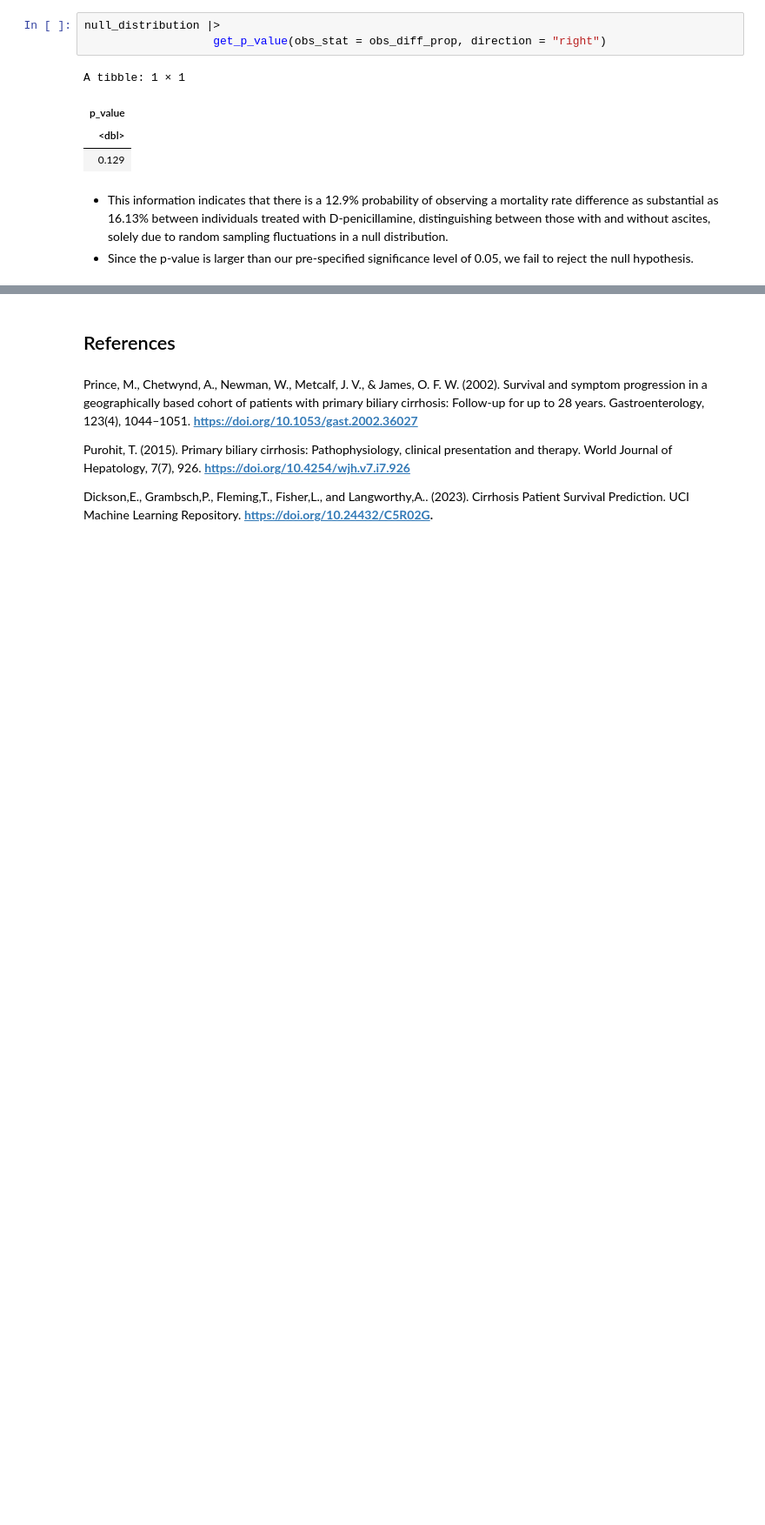
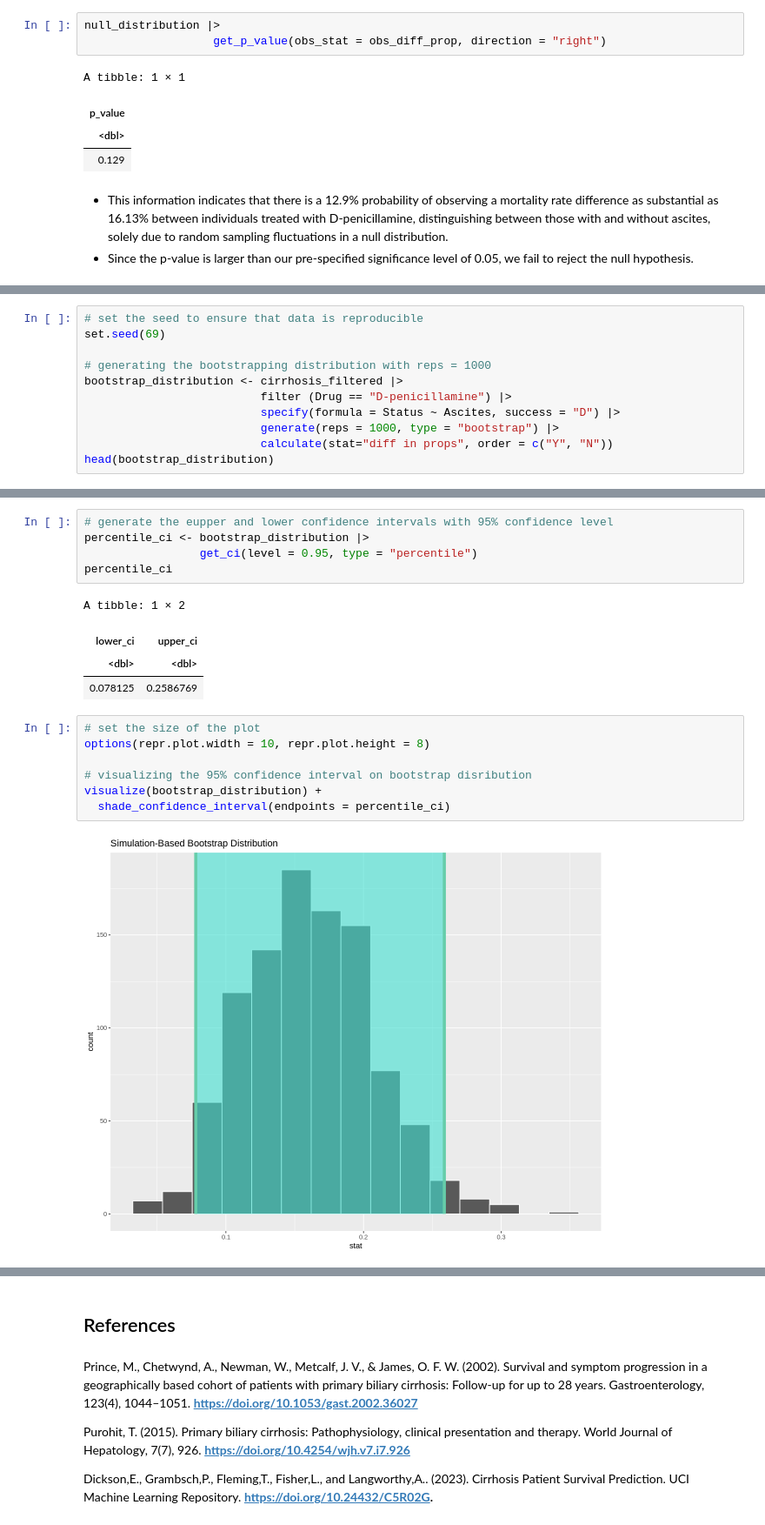
Before and after one commit to Rithika-Nair/STAT-201-Final_Project, a Jupyter notebook: Project-Final-Report.ipynb, the cells around one changed output, grey strips where cells are left out. Shown at 87% size. Cells and saved outputs as stored; diff of their text form; blank space fills up the shorter version.

```diff
--- a/Project-Final-Report.ipynb
+++ b/Project-Final-Report.ipynb
@@ -208,0 +213,11 @@ A tibble: 1 × 1
+# %%
+# set the seed to ensure that data is reproducible
+set.seed(69)
+
+# generating the bootstrapping distribution with reps = 1000
+bootstrap_distribution <- cirrhosis_filtered |>
+                          filter (Drug == "D-penicillamine") |>
+                          specify(formula = Status ~ Ascites, success = "D") |>
+                          generate(reps = 1000, type = "bootstrap") |>
+                          calculate(stat="diff in props", order = c("Y", "N"))
+head(bootstrap_distribution)
@@ -208,0 +234,19 @@ A tibble: 1 × 1
+# %%
+# generate the eupper and lower confidence intervals with 95% confidence level
+percentile_ci <- bootstrap_distribution |>
+                 get_ci(level = 0.95, type = "percentile")
+percentile_ci
+# %% [output]
+A tibble: 1 × 2
+| lower_ci | upper_ci |
+| <dbl> | <dbl> |
+| 0.078125 | 0.2586769 |
+# %%
+# set the size of the plot
+options(repr.plot.width = 10, repr.plot.height = 8)
+
+# visualizing the 95% confidence interval on bootstrap disribution
+visualize(bootstrap_distribution) +
+  shade_confidence_interval(endpoints = percentile_ci)
+# %% [output]
+[figure, added]
```
Also changed, not shown: parts of 11 cells of this notebook.
